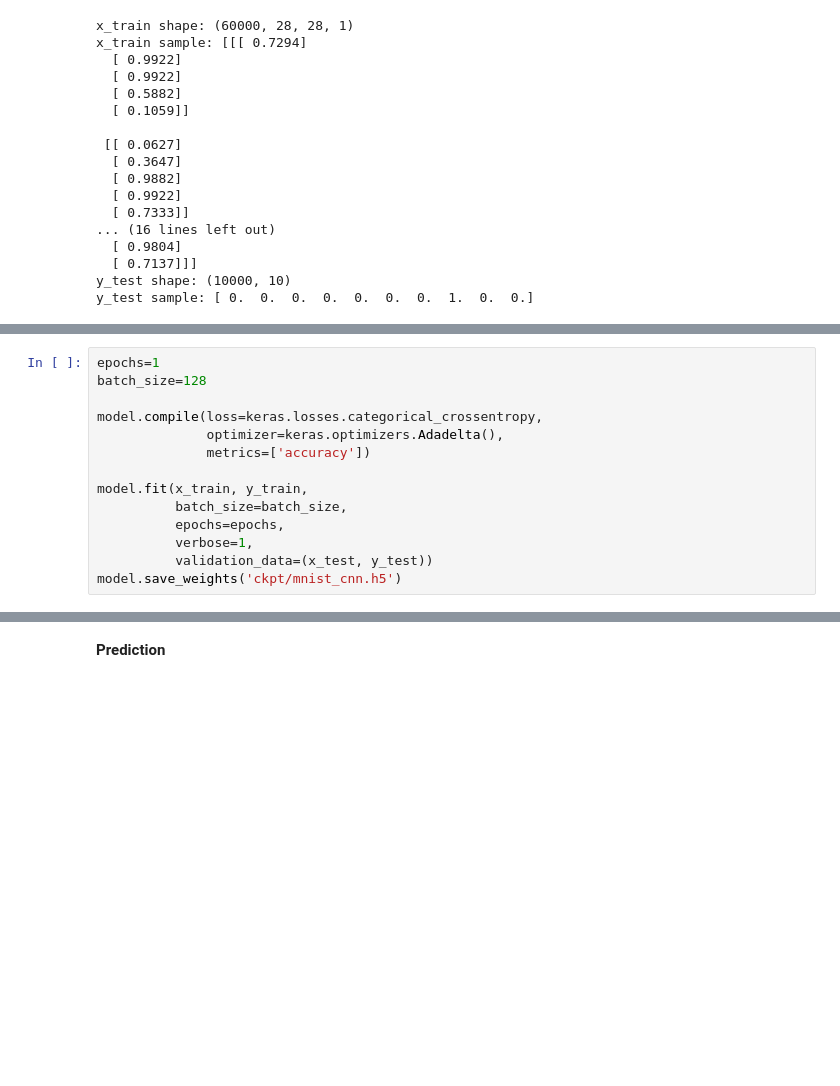
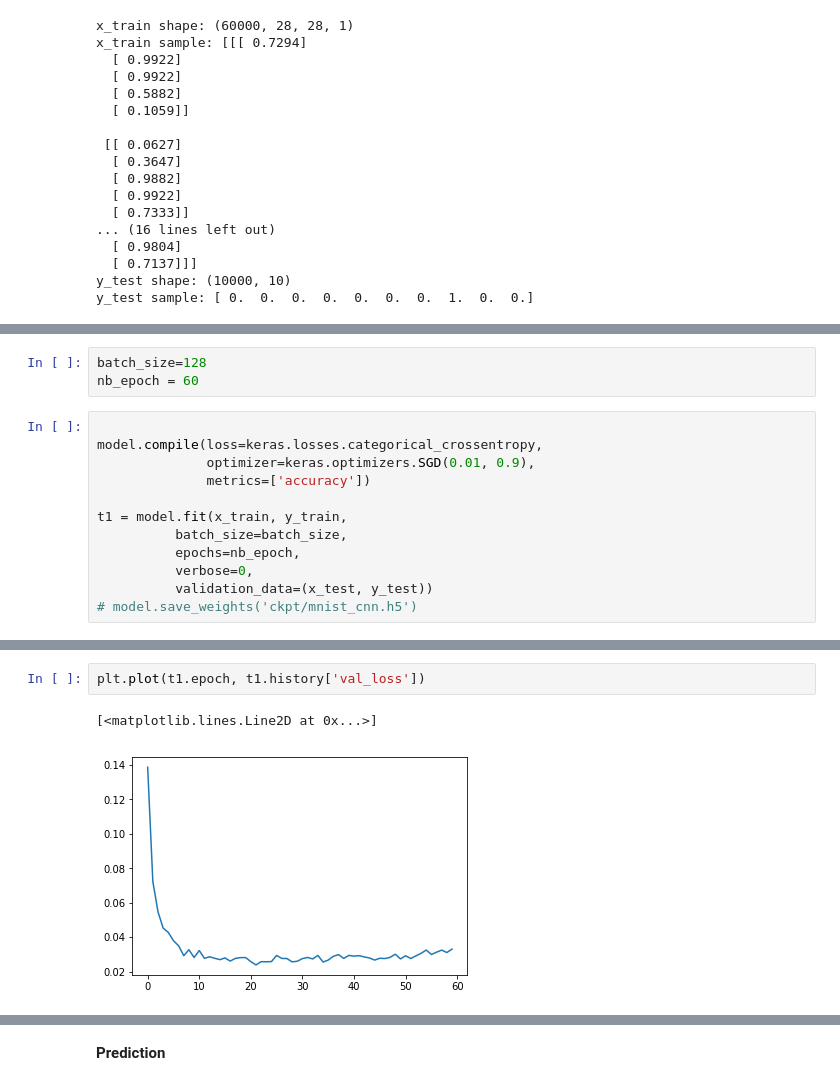
Before and after one commit to nudles/dcsc, a Jupyter notebook: CNN.ipynb, the cells around one changed output, grey strips where cells are left out. Drawn from its saved outputs; the diff is of its cells as text; blank space fills up the shorter version.

```diff
--- a/CNN.ipynb
+++ b/CNN.ipynb
@@ -283,14 +288,15 @@ Loss function, SGD and BP are implemented in deep learning software. Users just
+# %%
+batch_size=128
+nb_epoch = 60
 # %%
-epochs=1
-batch_size=128
 
 model.compile(loss=keras.losses.categorical_crossentropy,
-              optimizer=keras.optimizers.Adadelta(),
+              optimizer=keras.optimizers.SGD(0.01, 0.9),
               metrics=['accuracy'])
 
-model.fit(x_train, y_train,
+t1 = model.fit(x_train, y_train,
           batch_size=batch_size,
-          epochs=epochs,
-          verbose=1,
+          epochs=nb_epoch,
+          verbose=0,
           validation_data=(x_test, y_test))
-model.save_weights('ckpt/mnist_cnn.h5')
+# model.save_weights('ckpt/mnist_cnn.h5')
@@ -308,0 +303,5 @@ Test accuracy: 0.9768
+# %%
+plt.plot(t1.epoch, t1.history['val_loss'])
+# %% [output]
+[<matplotlib.lines.Line2D at 0x...>]
+[figure, added]
```
Also changed, not shown: parts of 46 cells of this notebook, 3 other files.
